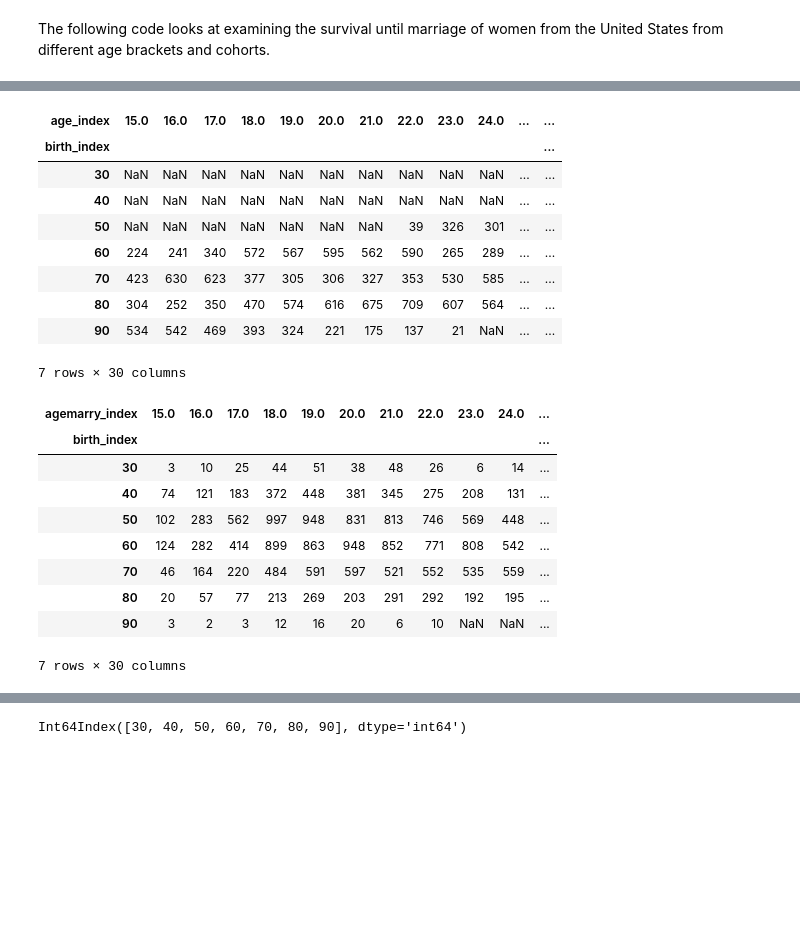
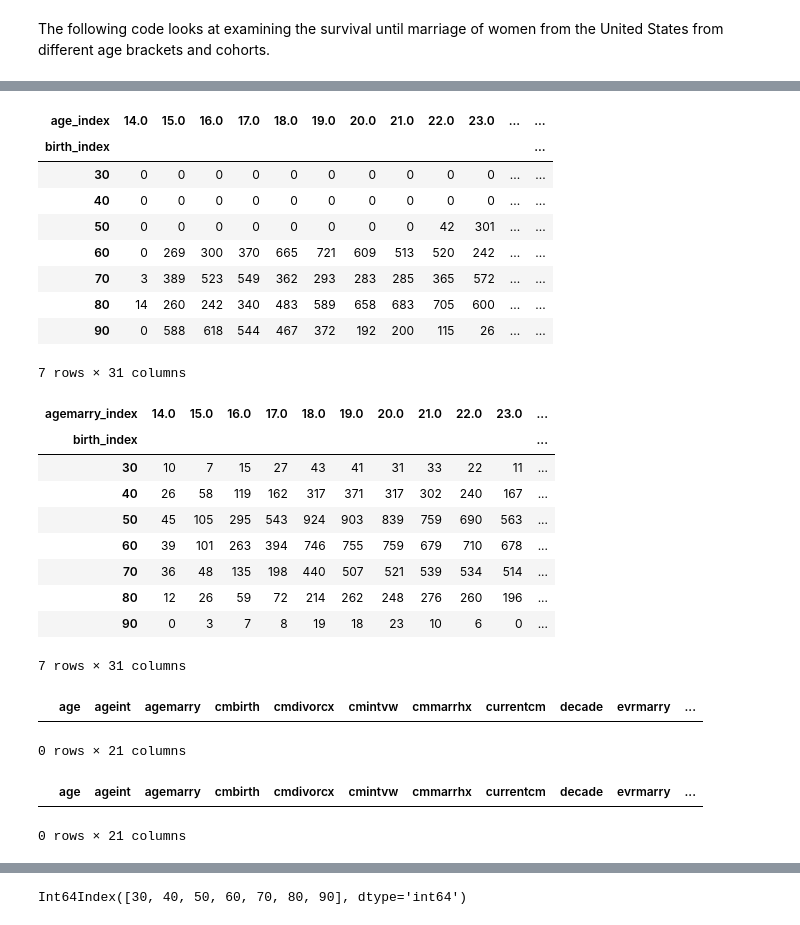
Before and after one commit to AllenDowney/MarriageNSFG, a Jupyter notebook: marriage.ipynb, the cells around one changed output, grey strips where cells are left out. Drawn from its saved outputs; the diff is of its cells as text; code cells hidden in the pictures; blank space fills up the shorter version.

```diff
--- a/marriage.ipynb
+++ b/marriage.ipynb
@@ -60,9 +36,0 @@ for resp in resps:
-# %%
-def CleanResp(df):
-    print(len(df))
-    df = df[df.age_index >= 15]
-    df = df[df.agemarry_index.isnull() | (df.agemarry_index >= 15)]
-    print(len(df))
-    return df
-
-resps = [CleanResp(resp) for resp in resps]
@@ -102,0 +37,3 @@ resp
+# %%
+df = pandas.concat(resps, ignore_index=True)
+df
@@ -107,4 +63,4 @@ def ResampleRespsWeighted(resps):
     sample = pandas.concat(samples, ignore_index=True)
     return sample
 
-df = ResampleRespsWeighted(resps)
+sample = ResampleRespsWeighted(resps)
@@ -111,27 +69,37 @@ df = ResampleRespsWeighted(resps)
 # %%
-pt = df.pivot_table(index='birth_index', columns='age_index', values='age', aggfunc=len)
+pt = df.pivot_table(index='birth_index', columns='age_index', values='age', aggfunc=len, fill_value=0)
 pt
 # %% [output]
-| age_index | 15.0 | 16.0 | 17.0 | 18.0 | 19.0 | 20.0 | 21.0 | 22.0 | 23.0 | 24.0 | ... | ... |
+| age_index | 14.0 | 15.0 | 16.0 | 17.0 | 18.0 | 19.0 | 20.0 | 21.0 | 22.0 | 23.0 | ... | ... |
 | birth_index |  |  |  |  |  |  |  |  |  |  |  | ... |
-| 30 | NaN | NaN | NaN | NaN | NaN | NaN | NaN | NaN | NaN | NaN | ... | ... |
-| 40 | NaN | NaN | NaN | NaN | NaN | NaN | NaN | NaN | NaN | NaN | ... | ... |
-| 50 | NaN | NaN | NaN | NaN | NaN | NaN | NaN | 39 | 326 | 301 | ... | ... |
-| 60 | 224 | 241 | 340 | 572 | 567 | 595 | 562 | 590 | 265 | 289 | ... | ... |
-| 70 | 423 | 630 | 623 | 377 | 305 | 306 | 327 | 353 | 530 | 585 | ... | ... |
-| 80 | 304 | 252 | 350 | 470 | 574 | 616 | 675 | 709 | 607 | 564 | ... | ... |
-| 90 | 534 | 542 | 469 | 393 | 324 | 221 | 175 | 137 | 21 | NaN | ... | ... |
+| 30 | 0 | 0 | 0 | 0 | 0 | 0 | 0 | 0 | 0 | 0 | ... | ... |
+| 40 | 0 | 0 | 0 | 0 | 0 | 0 | 0 | 0 | 0 | 0 | ... | ... |
+| 50 | 0 | 0 | 0 | 0 | 0 | 0 | 0 | 0 | 42 | 301 | ... | ... |
+| 60 | 0 | 269 | 300 | 370 | 665 | 721 | 609 | 513 | 520 | 242 | ... | ... |
+| 70 | 3 | 389 | 523 | 549 | 362 | 293 | 283 | 285 | 365 | 572 | ... | ... |
+| 80 | 14 | 260 | 242 | 340 | 483 | 589 | 658 | 683 | 705 | 600 | ... | ... |
+| 90 | 0 | 588 | 618 | 544 | 467 | 372 | 192 | 200 | 115 | 26 | ... | ... |
-7 rows × 30 columns
+7 rows × 31 columns
 # %%
-df.pivot_table(rows='birth_index', columns='agemarry_index',  values='age', aggfunc=len)
+df.pivot_table(index='birth_index', columns='agemarry_index', values='age', aggfunc=len, fill_value=0)
 # %% [output]
-| agemarry_index | 15.0 | 16.0 | 17.0 | 18.0 | 19.0 | 20.0 | 21.0 | 22.0 | 23.0 | 24.0 | ... |
+| agemarry_index | 14.0 | 15.0 | 16.0 | 17.0 | 18.0 | 19.0 | 20.0 | 21.0 | 22.0 | 23.0 | ... |
 | birth_index |  |  |  |  |  |  |  |  |  |  | ... |
-| 30 | 3 | 10 | 25 | 44 | 51 | 38 | 48 | 26 | 6 | 14 | ... |
-| 40 | 74 | 121 | 183 | 372 | 448 | 381 | 345 | 275 | 208 | 131 | ... |
-| 50 | 102 | 283 | 562 | 997 | 948 | 831 | 813 | 746 | 569 | 448 | ... |
-| 60 | 124 | 282 | 414 | 899 | 863 | 948 | 852 | 771 | 808 | 542 | ... |
-| 70 | 46 | 164 | 220 | 484 | 591 | 597 | 521 | 552 | 535 | 559 | ... |
-| 80 | 20 | 57 | 77 | 213 | 269 | 203 | 291 | 292 | 192 | 195 | ... |
-| 90 | 3 | 2 | 3 | 12 | 16 | 20 | 6 | 10 | NaN | NaN | ... |
+| 30 | 10 | 7 | 15 | 27 | 43 | 41 | 31 | 33 | 22 | 11 | ... |
+| 40 | 26 | 58 | 119 | 162 | 317 | 371 | 317 | 302 | 240 | 167 | ... |
+| 50 | 45 | 105 | 295 | 543 | 924 | 903 | 839 | 759 | 690 | 563 | ... |
+| 60 | 39 | 101 | 263 | 394 | 746 | 755 | 759 | 679 | 710 | 678 | ... |
+| 70 | 36 | 48 | 135 | 198 | 440 | 507 | 521 | 539 | 534 | 514 | ... |
+| 80 | 12 | 26 | 59 | 72 | 214 | 262 | 248 | 276 | 260 | 196 | ... |
+| 90 | 0 | 3 | 7 | 8 | 19 | 18 | 23 | 10 | 6 | 0 | ... |
-7 rows × 30 columns
+7 rows × 31 columns
+# %%
+df[(df.birth_index==90) & (df.age>23.5)]
+# %% [output]
+|  | age | ageint | agemarry | cmbirth | cmdivorcx | cmintvw | cmmarrhx | currentcm | decade | evrmarry | ... |
+0 rows × 21 columns
+# %%
+df[(df.birth_index==80) & (df.age>33.5)]
+# %% [output]
+|  | age | ageint | agemarry | cmbirth | cmdivorcx | cmintvw | cmmarrhx | currentcm | decade | evrmarry | ... |
+0 rows × 21 columns
```
Also changed, not shown: parts of 17 cells of this notebook, 1 other file.
